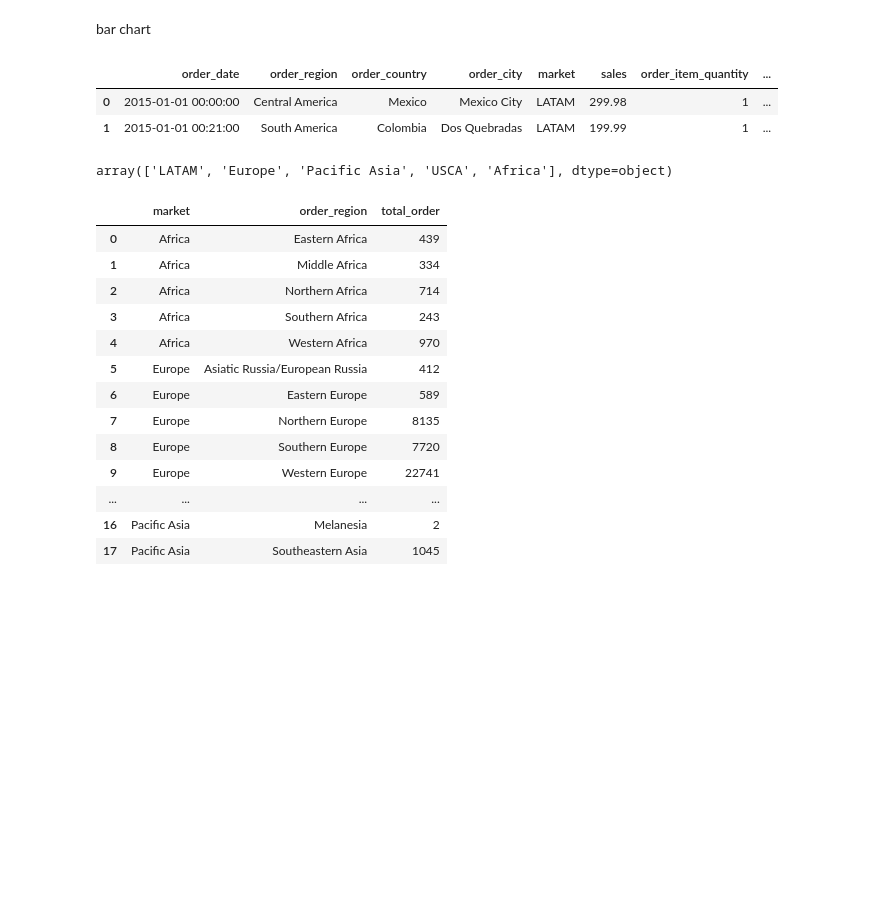
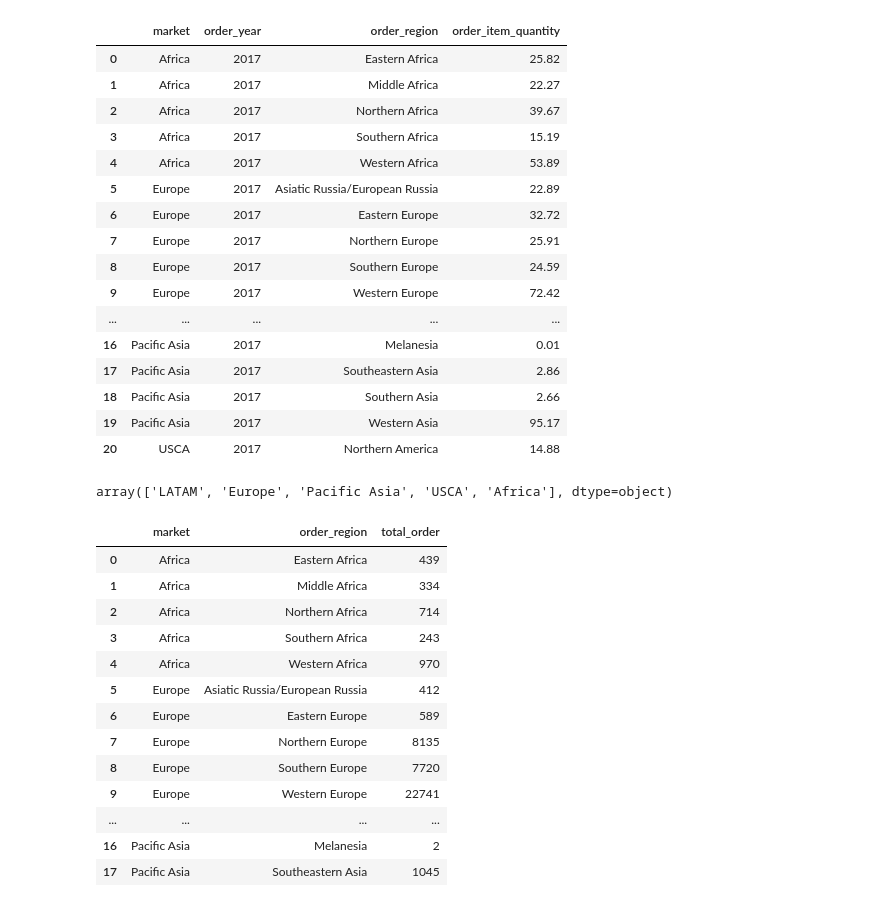
Before and after one commit to datawithalvin/pacmann-business-analytics, a Jupyter notebook: notebooks/build-dashboard-components.ipynb, the cells around one changed output. Saved outputs shown, nothing was run; the diff lists cells and outputs as text; code cells hidden in the pictures; blank space fills up the shorter version.

```diff
--- a/notebooks/build-dashboard-components.ipynb
+++ b/notebooks/build-dashboard-components.ipynb
@@ -65,11 +34,47 @@ Using the level keyword in DataFrame and Series aggregations is deprecated and w
-# %% [markdown]
-bar chart
-# %%
-main_df.head(2)
-# %% [output]
-|  | order_date | order_region | order_country | order_city | market | sales | order_item_quantity | ... |
-| 0 | 2015-01-01 00:00:00 | Central America | Mexico | Mexico City | LATAM | 299.98 | 1 | ... |
-| 1 | 2015-01-01 00:21:00 | South America | Colombia | Dos Quebradas | LATAM | 199.99 | 1 | ... |
+# %%
+# Convert 'order_date' to datetime and set it as the index
+main_df2 = main_df.copy()
+main_df2['order_date'] = pd.to_datetime(main_df2['order_date'])
+main_df2.set_index('order_date', inplace=True)
+
+# Resample the DataFrame for every day and sum the item quantity for each region
+daily_orders = main_df2.groupby(['market','order_region']).resample('D')['order_item_quantity'].sum().reset_index()
+
+# Calculate the average daily order for each region by year
+avg_daily_orders = daily_orders.groupby(['market', daily_orders['order_date'].dt.year, 'order_region'])['order_item_quantity'].mean().reset_index()
+avg_daily_orders.rename(columns={'order_date': 'order_year'}, inplace=True)
+
+# Filter the years (2015 to 2017)
+avg_daily_orders = avg_daily_orders[(avg_daily_orders['order_year'] >= 2015) & (avg_daily_orders['order_year'] <= 2017)]
+
+# Separate the dataframes for each year
+avg_df_2015 = avg_daily_orders[avg_daily_orders['order_year'] == 2015].reset_index(drop=True)
+avg_df_2016 = avg_daily_orders[avg_daily_orders['order_year'] == 2016].reset_index(drop=True)
+avg_df_2017 = avg_daily_orders[avg_daily_orders['order_year'] == 2017].reset_index(drop=True)
+
+avg_df_2015.to_csv(f"../datasets/daily_avg_order_2015.csv", index=False)
+avg_df_2016.to_csv(f"../datasets/daily_avg_order_2016.csv", index=False)
+avg_df_2017.to_csv(f"../datasets/daily_avg_order_2017.csv", index=False)
+
+avg_df_2017
+# %% [output]
+|  | market | order_year | order_region | order_item_quantity |
+| 0 | Africa | 2017 | Eastern Africa | 25.82 |
+| 1 | Africa | 2017 | Middle Africa | 22.27 |
+| 2 | Africa | 2017 | Northern Africa | 39.67 |
+| 3 | Africa | 2017 | Southern Africa | 15.19 |
+| 4 | Africa | 2017 | Western Africa | 53.89 |
+| 5 | Europe | 2017 | Asiatic Russia/European Russia | 22.89 |
+| 6 | Europe | 2017 | Eastern Europe | 32.72 |
+| 7 | Europe | 2017 | Northern Europe | 25.91 |
+| 8 | Europe | 2017 | Southern Europe | 24.59 |
+| 9 | Europe | 2017 | Western Europe | 72.42 |
+| ... | ... | ... | ... | ... |
+| 16 | Pacific Asia | 2017 | Melanesia | 0.01 |
+| 17 | Pacific Asia | 2017 | Southeastern Asia | 2.86 |
+| 18 | Pacific Asia | 2017 | Southern Asia | 2.66 |
+| 19 | Pacific Asia | 2017 | Western Asia | 95.17 |
+| 20 | USCA | 2017 | Northern America | 14.88 |
 # %%
 main_df["market"].unique()
 # %% [output]
```
Also changed, not shown: parts of 15 cells of this notebook, 2 other files.
